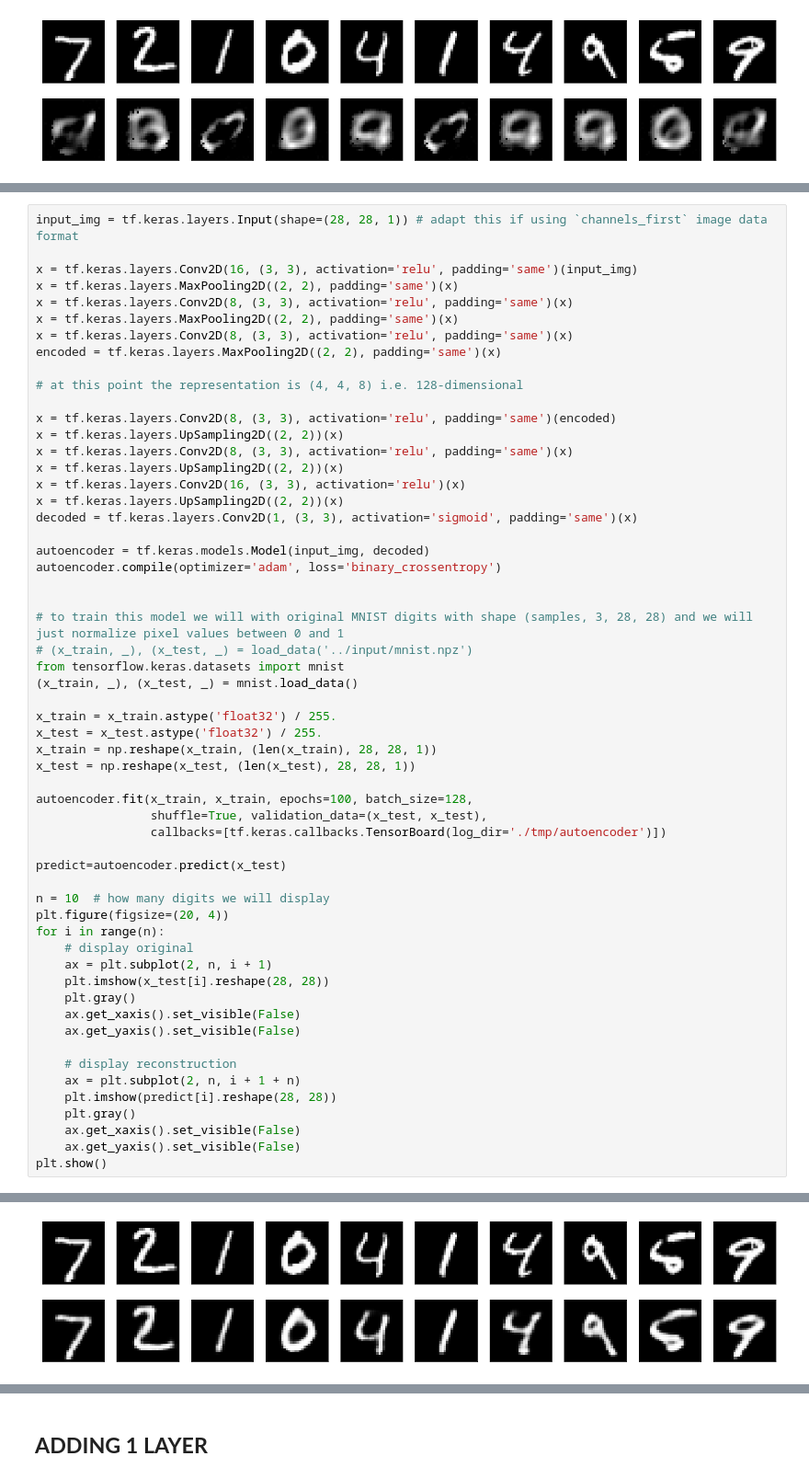
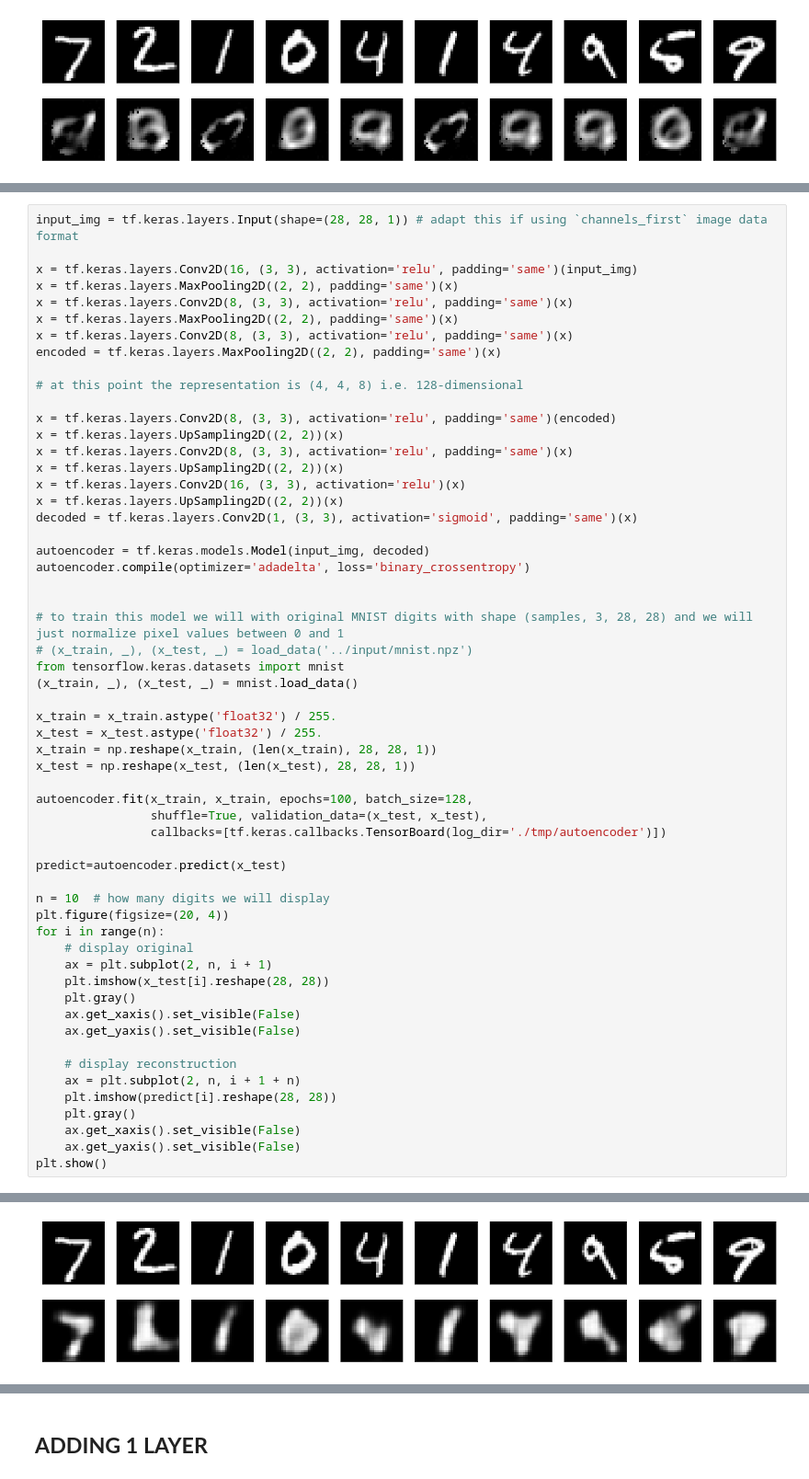
Before and after one commit to Anish-AV/Autoencoder, a Jupyter notebook: Autoencoder.ipynb, the cells around one changed output, grey strips where cells are left out. Shown at 92% size. Drawn from its saved outputs; the diff is of its cells as text.

```diff
--- a/Autoencoder.ipynb
+++ b/Autoencoder.ipynb
@@ -394,7 +394,7 @@ x = tf.keras.layers.UpSampling2D((2, 2))(x)
 decoded = tf.keras.layers.Conv2D(1, (3, 3), activation='sigmoid', padding='same')(x)
 
 autoencoder = tf.keras.models.Model(input_img, decoded)
-autoencoder.compile(optimizer='adam', loss='binary_crossentropy')
+autoencoder.compile(optimizer='adadelta', loss='binary_crossentropy')
 
 
 # to train this model we will with original MNIST digits with shape (samples, 3, 28, 28) and we will just normalize pixel values between 0 and 1
@@ -451 +451 @@ Epoch 100/100
-[figure, old version]
+[figure, new version]
```
Also changed, not shown: parts of 6 cells of this notebook.
